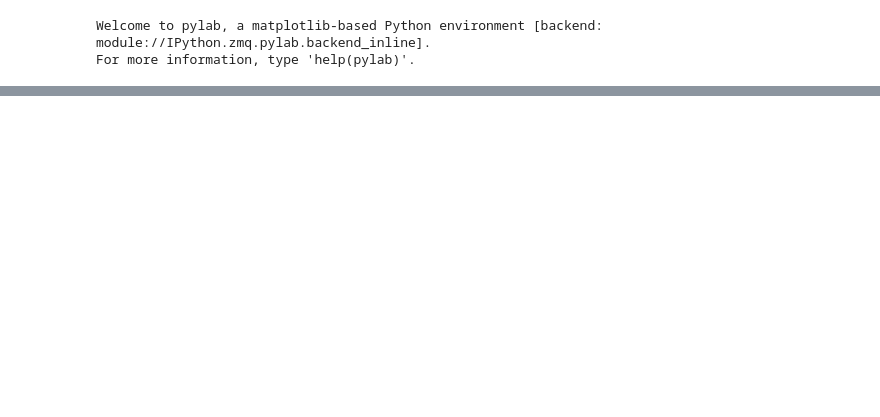
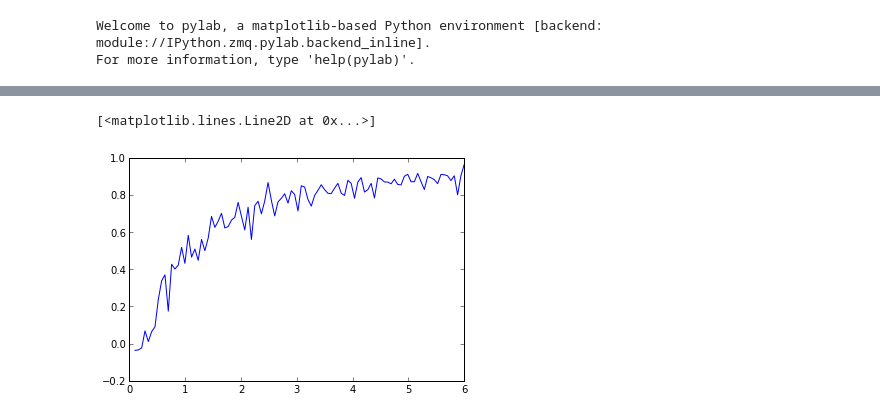
Before and after one commit to eoinmurray/icarus, a Jupyter notebook: notebooks/Untitled0.ipynb, the cells around one changed output, grey strips where cells are left out. Drawn from its saved outputs; the diff is of its cells as text; code cells hidden in the pictures; blank space fills up the shorter version.

Commit message:
added detector probs as func of fss, xtau, crosstau

```diff
--- a/notebooks/Untitled0.ipynb
+++ b/notebooks/Untitled0.ipynb
@@ -71,0 +11,10 @@ do_replace = [replace_with_bg(g) for i in xrange(s)]
+# %%
+c = Constants()
+qd = Icarus.QuantumDot(c.xtau, c.xxtau, c.ptau, c.FSS, c.crosstau, c.bg_emission_rate)
+bench_lin = Icarus.OpticalBench()
+bench_lin.setHWP(0, 0)
+bench_lin.setLabMatrix('NBSNBS HWPHWP SS PBSPBS')
+
+bench_diag = Icarus.OpticalBench()
+bench_diag.setHWP(np.pi/8, np.pi/8)
+bench_diag.setLabMatrix('NBSNBS HWPHWP SS PBSPBS')
@@ -71,0 +68,23 @@ do_replace = [replace_with_bg(g) for i in xrange(s)]
+# %%
+def foo(c):
+    qd.FSS = 1e-6
+    qd.xlifetime = 1.
+    qd.crosstau = c
+
+    def innerfoo():
+        D1D3_prob_lin = pcm.channel('D1D3').calculate_probability(bench_lin.matrix*qd.generate_state())
+        D1D3_prob_diag = pcm.channel('D1D3').calculate_probability(bench_diag.matrix*qd.generate_state())
+        D1D4_prob_lin = pcm.channel('D1D4').calculate_probability(bench_lin.matrix*qd.generate_state())
+        D1D4_prob_diag = pcm.channel('D1D4').calculate_probability(bench_diag.matrix*qd.generate_state())
+
+        grect = (D1D3_prob_lin - D1D4_prob_lin)/(D1D3_prob_lin + D1D4_prob_lin)
+        gdiag = (D1D3_prob_diag - D1D4_prob_diag)/(D1D3_prob_diag + D1D4_prob_diag)
+
+        return gdiag/grect
+
+    return np.array([innerfoo() for i in xrange(100)]).mean()
+# %%
+plt.plot(np.linspace(0.1, 6, 100), np.array([foo(c) for c in np.linspace(0.1, 6, 100)]))
+# %% [output]
+[<matplotlib.lines.Line2D at 0x...>]
+[figure, added]
```
Also changed, not shown: parts of 11 cells of this notebook, 1 other file.
